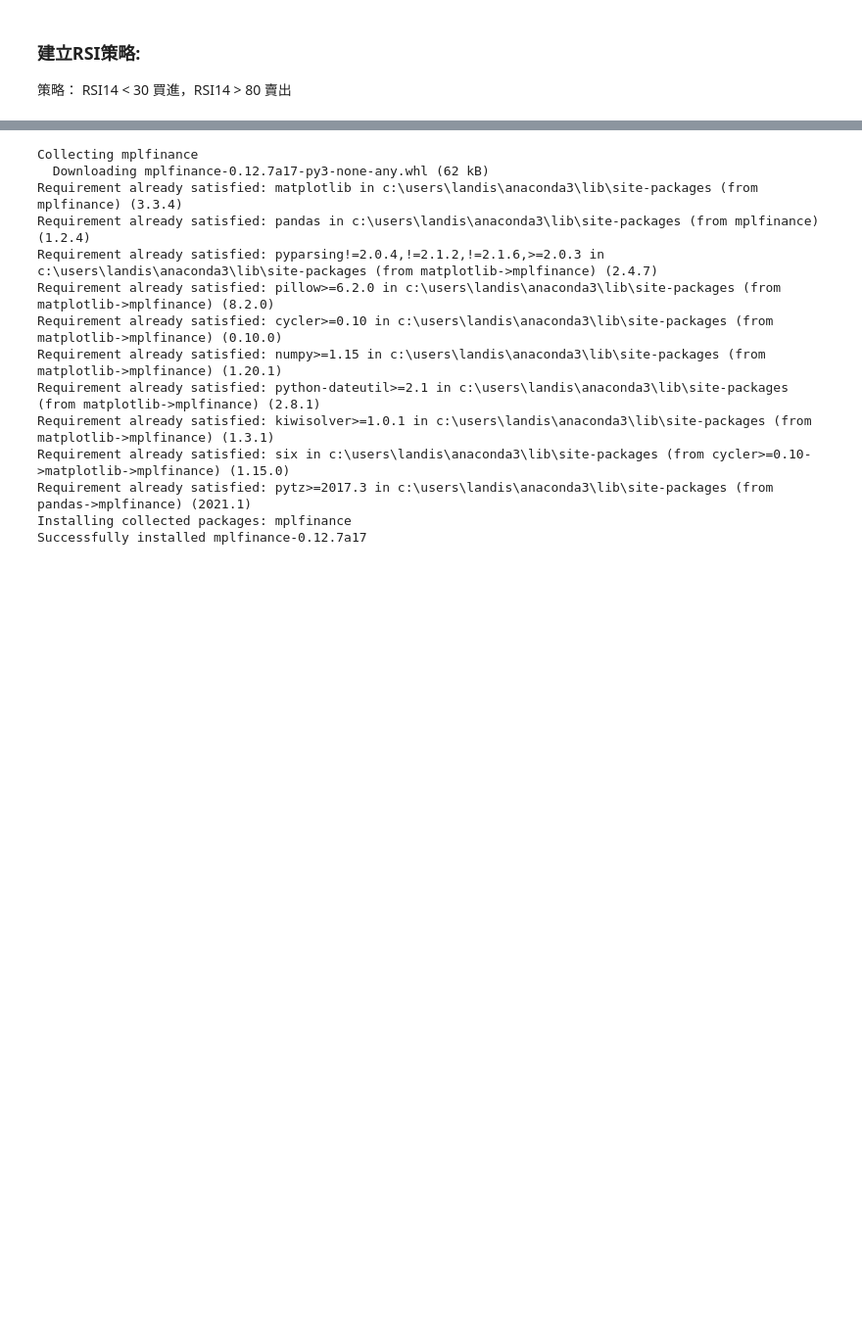
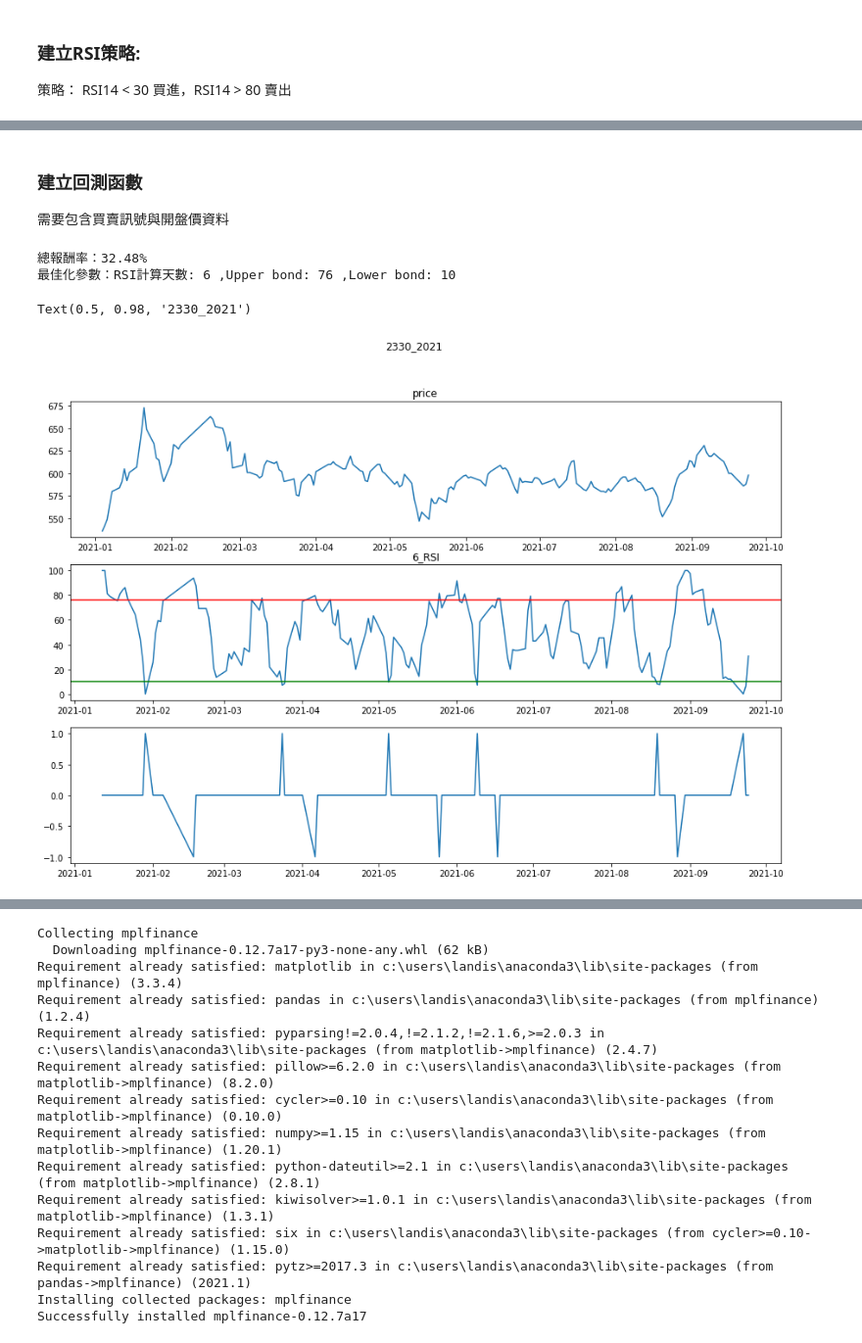
Before and after one commit to oscar50513/stock_project, a Jupyter notebook: mplfinance.ipynb, the cells around one changed output, grey strips where cells are left out. Shown: that part at 98% size. Drawn from its saved outputs; the diff is of its cells as text; code cells hidden in the pictures; blank space fills up the shorter version.

```diff
--- a/mplfinance.ipynb
+++ b/mplfinance.ipynb
@@ -381,0 +360,16 @@ ax1.plot(rsi_sig)
+# %%
+def RSI_sig(RSI, up = 80, lo = 20):
+    import pandas as pd
+    sig = []
+    num = 0
+    for i in range(len(RSI)):
+        if RSI[i]>up and num == 1:
+            num -= 1
+            sig.append(-1)
+        elif RSI[i]<lo and num == 0:
+            num += 1
+            sig.append(1)
+        else:
+            sig.append(0)
+    rsi_sig = pd.Series(index = RSI.index, data = sig)
+    return rsi_sig
@@ -405,0 +429,3 @@ ax2.axhline(y=30, color='green')
+# %% [markdown]
+###  建立回測函數
+需要包含買賣訊號與開盤價資料
@@ -405,0 +464,42 @@ ax2.axhline(y=30, color='green')
+# %%
+import pandas as pd
+stock = pd.read_csv('2330.csv')
+stock.index = pd.DatetimeIndex(stock['Date'])
+open2020 = stock.Open['2021']
+close2020 = stock.Close['2021']
+
+max_total_ret, max_period, max_upper, max_lower = 0, 0, 0, 0
+for period in range(6,25):
+    for upper in range(70,91):
+        for lower in range(10,31):
+            ret = RSI_backtest(RSI_sig(RSI(close2020, period), upper, lower), open2020)
+            if ret > max_total_ret:
+                max_total_ret, max_period, max_upper, max_lower = ret, period, upper, lower
+
+print('總報酬率：' + str(round(100*(max_total_ret-1),2)) + '%')
+print('最佳化參數：' + 'RSI計算天數: ' + str(max_period) + ' ,Upper bond: ' + str(max_upper) + ' ,Lower bond: ' + str(max_lower))
+
+import matplotlib.pyplot as plt
+
+y2 = RSI(close2020, max_period)
+y3 = RSI_sig(y2, max_upper, max_lower)
+
+plt.figure(figsize = (15,10))
+plt.subplot(311)
+plt.plot(close2020)
+plt.title("price")
+plt.subplot(312)
+plt.plot(y2)
+plt.axhline(max_upper, color = 'r')
+plt.axhline(max_lower, color = 'g')
+plt.title(str(max_period) + "_RSI")
+
+plt.subplot(313)
+plt.plot(y3)
+
+plt.suptitle("2330_2021")
+# %% [output]
+總報酬率：32.48%
+最佳化參數：RSI計算天數: 6 ,Upper bond: 76 ,Lower bond: 10
+Text(0.5, 0.98, '2330_2021')
+[figure, added]
```
Also changed, not shown: parts of 11 cells of this notebook.
